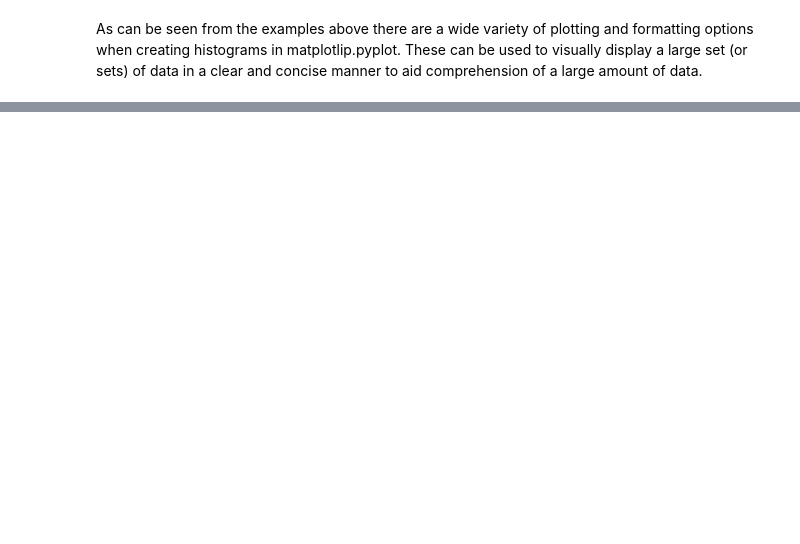
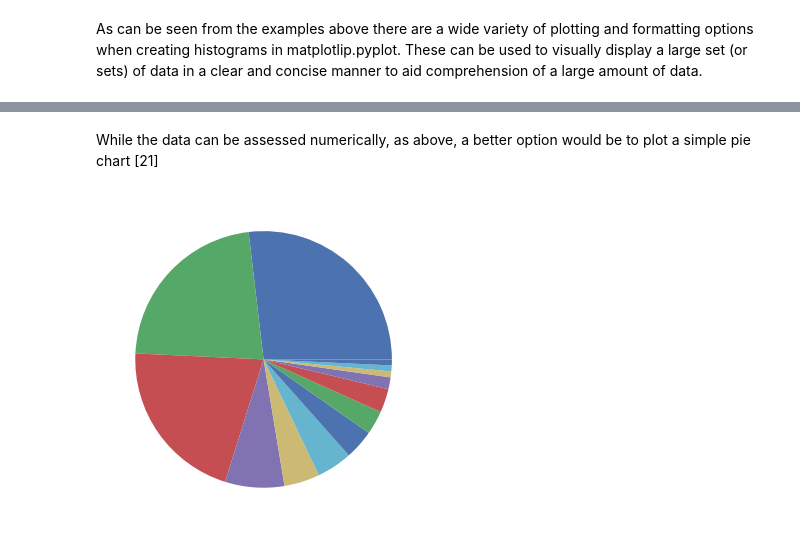
Before and after one commit to G00398275/FODA2021, a Jupyter notebook: pyplot.ipynb, the cells around one changed output, grey strips where cells are left out. Saved outputs shown, nothing was run; the diff lists cells and outputs as text; code cells hidden in the pictures; blank space fills up the shorter version.

Commit message:
Added section on Pie Charts in pyplot.ipynb

```diff
--- a/pyplot.ipynb
+++ b/pyplot.ipynb
@@ -297,0 +323,11 @@ As can be seen from the examples above there are a wide variety of plotting and
+# %% [markdown]
+While the data can be assessed numerically, as above, a better option would be to plot a simple pie chart [21]
+# %%
+# Creating pie chart data for code
+x = [36,30,28,10,6,6,5,4,4,2,1,1,1]
+winners = ["Kilkenny", "Cork", "Tipperary", "Limerick", "Dublin",
+           "Wexford", "Galway", "Offaly", "Clare", "Waterford", "London", "Laois", "Kerry"]
+plt.pie (x)
+plt.show()
+# %% [output]
+[figure, added]
```
Also changed, not shown: parts of 20 cells of this notebook.
